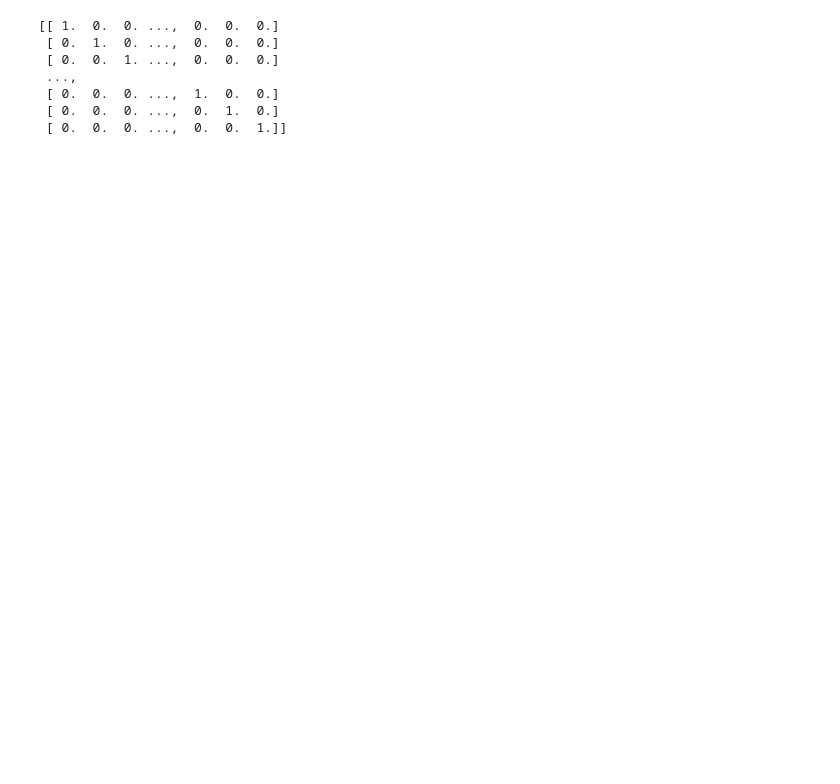
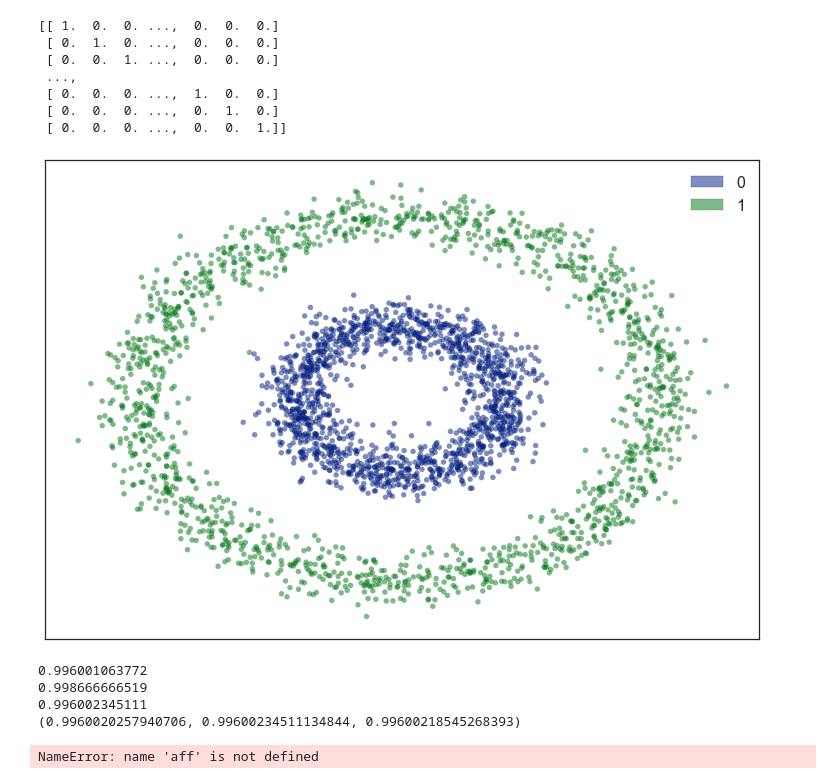
Before and after one commit to elixir-code/Clustering-and-validation, a Jupyter notebook: Junk/spectral_clustering_circles.ipynb, the cells around one changed output. Cells and saved outputs as stored; diff of their text form; code cells hidden in the pictures; blank space fills up the shorter version.

```diff
--- a/Junk/spectral_clustering_circles.ipynb
+++ b/Junk/spectral_clustering_circles.ipynb
@@ -100,3 +100,23 @@ print(spectral.affinity_matrix_.toarray())
  [ 0.  0.  0. ...,  1.  0.  0.]
  [ 0.  0.  0. ...,  0.  1.  0.]
  [ 0.  0.  0. ...,  0.  0.  1.]]
+# %%
+spectral_rbf2 = SpectralClustering(n_clusters=2,gamma=7.0,affinity="rbf")
+labels_circ_12 = spectral_rbf2.fit_predict(X)
+EDA.visualise_2D(X.T[0],X.T[1],labels_circ_12)
+# %% [output]
+[figure, added]
+# %%
+print(metrics.adjusted_mutual_info_score(y,labels_circ_12))
+print(metrics.adjusted_rand_score(labels_pred=labels_circ_12,labels_true=y))
+print(metrics.completeness_score(labels_pred=labels_circ_12,labels_true=y))
+print(metrics.homogeneity_completeness_v_measure(labels_pred=labels_circ_12,labels_true=y))
+# %% [output]
+0.996001063772
+0.998666666519
+0.996002345111
+(0.9960020257940706, 0.99600234511134844, 0.99600218545268393)
+# %%
+aff
+# %% [output]
+NameError: name 'aff' is not defined
```
Also changed, not shown: parts of 8 cells of this notebook, 2 other files.
